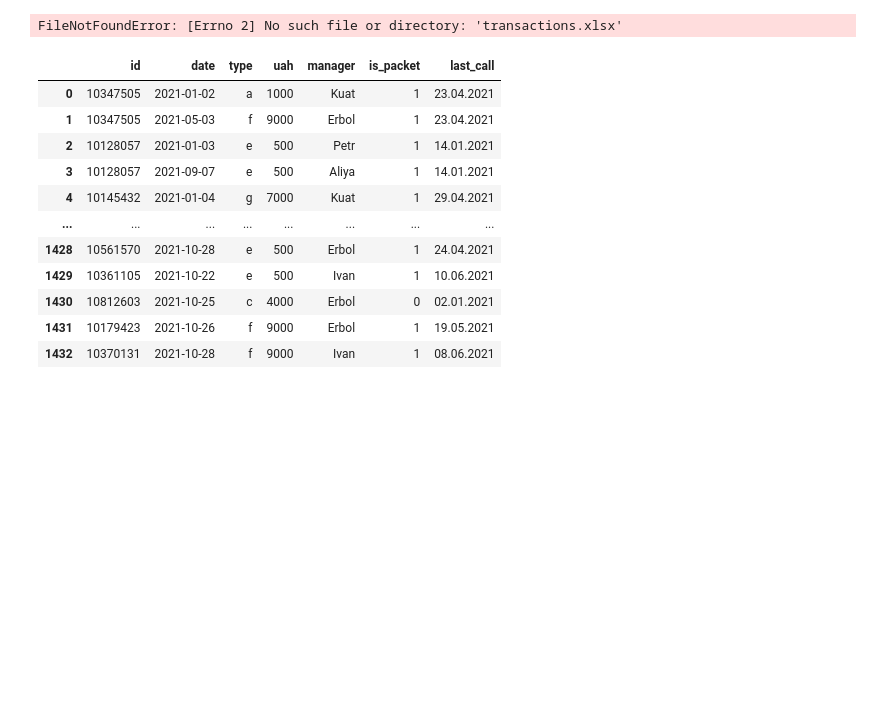
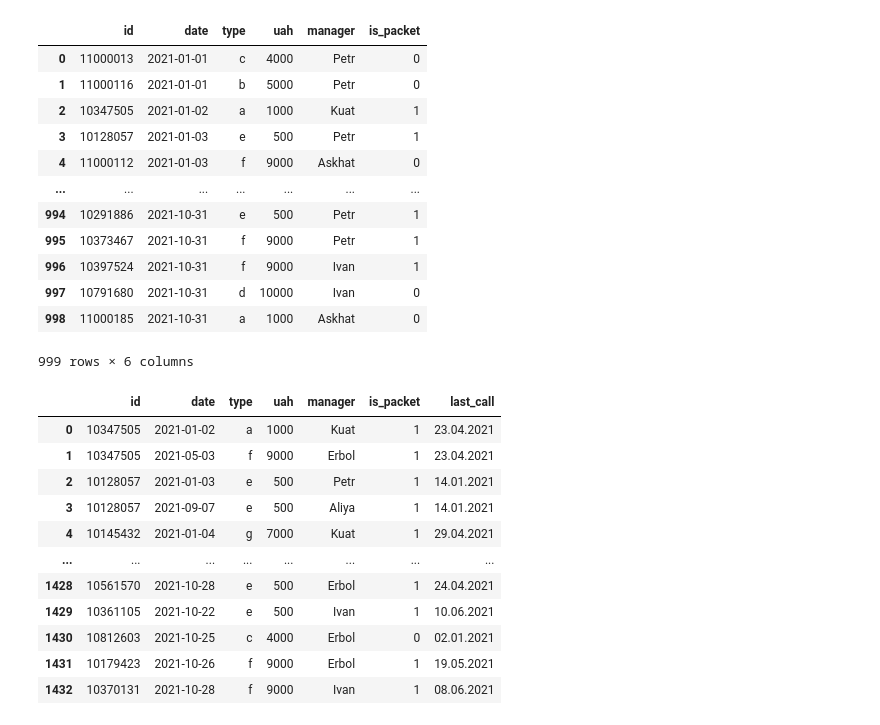
Before and after one commit to daurenkenzhegazin/SQL-and-Python-task, a Jupyter notebook: SQL AND PYTHON.ipynb, the cells around one changed output. Cells and saved outputs as stored; diff of their text form; code cells hidden in the pictures; blank space fills up the shorter version.

```diff
--- a/SQL AND PYTHON.ipynb
+++ b/SQL AND PYTHON.ipynb
@@ -3,11 +3,23 @@ import pandas as pd
 import numpy as np
 import csv,sqlite3
 # %%
-trans = pd.read_excel('transactions.xlsx')
-calls = pd.read_csv('calls.csv', sep = ';')
+trans = pd.read_excel('C:/Users/kenze/Downloads/transactions.xlsx')
+calls = pd.read_csv('C:/Users/kenze/Downloads/calls.csv', sep = ';')
 trans
 # %% [output]
+|  | id | date | type | uah | manager | is_packet |
+| 0 | 11000013 | 2021-01-01 | c | 4000 | Petr | 0 |
+| 1 | 11000116 | 2021-01-01 | b | 5000 | Petr | 0 |
+| 2 | 10347505 | 2021-01-02 | a | 1000 | Kuat | 1 |
+| 3 | 10128057 | 2021-01-03 | e | 500 | Petr | 1 |
+| 4 | 11000112 | 2021-01-03 | f | 9000 | Askhat | 0 |
+| ... | ... | ... | ... | ... | ... | ... |
+| 994 | 10291886 | 2021-10-31 | e | 500 | Petr | 1 |
+| 995 | 10373467 | 2021-10-31 | f | 9000 | Petr | 1 |
+| 996 | 10397524 | 2021-10-31 | f | 9000 | Ivan | 1 |
+| 997 | 10791680 | 2021-10-31 | d | 10000 | Ivan | 0 |
+| 998 | 11000185 | 2021-10-31 | a | 1000 | Askhat | 0 |
-FileNotFoundError: [Errno 2] No such file or directory: 'transactions.xlsx'
+999 rows × 6 columns
 # %%
 final = trans.merge(calls,left_on='id', right_on='id', suffixes=(False, False))
 final
```
